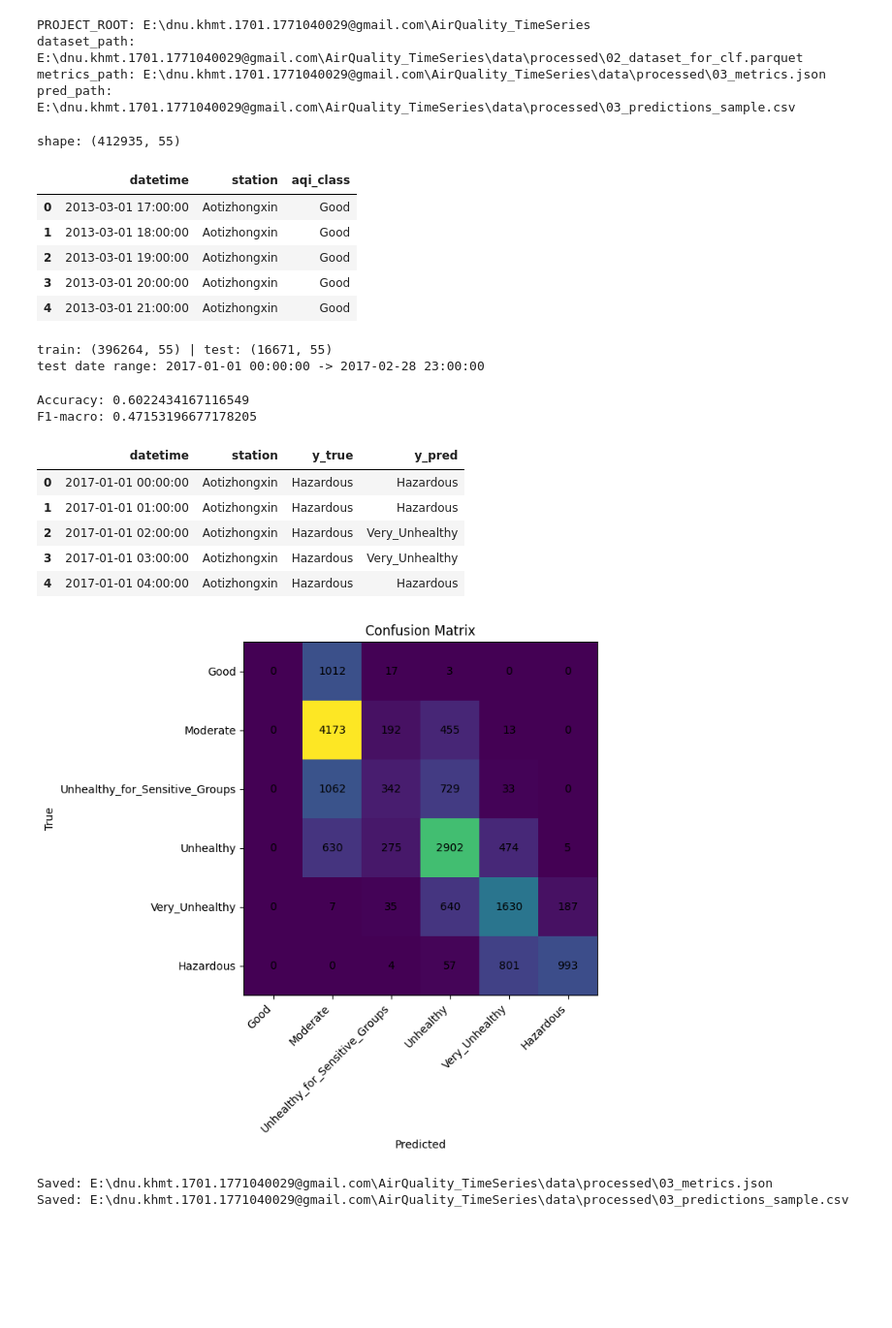
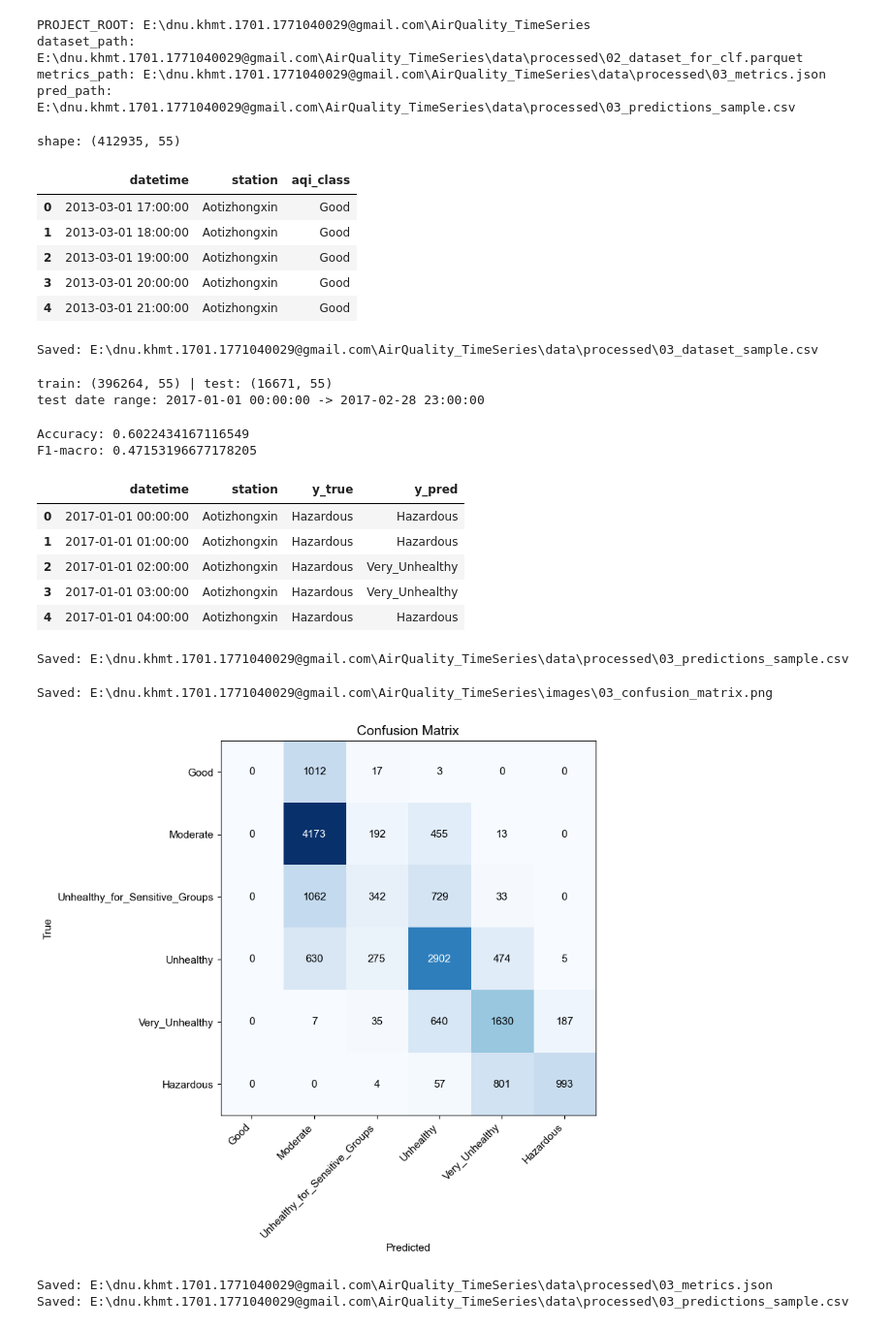
Before and after one commit to ThanhTung-KHMT-1701/AirQuality_TimeSeries, a Jupyter notebook: notebooks/runs/03_classification_modelling.ipynb, the cells around one changed output. Shown at 97% size. Drawn from its saved outputs; the diff is of its cells as text; code cells hidden in the pictures; blank space fills up the shorter version.

```diff
--- a/notebooks/runs/03_classification_modelling.ipynb
+++ b/notebooks/runs/03_classification_modelling.ipynb
@@ -38,6 +38,14 @@ DATASET_PATH = (PROJECT_ROOT / DATASET_PATH).resolve()
 METRICS_PATH = (PROJECT_ROOT / METRICS_PATH).resolve()
 PRED_SAMPLE_PATH = (PROJECT_ROOT / PRED_SAMPLE_PATH).resolve()
 
+# Tạo thư mục images để lưu biểu đồ
+IMAGES_PATH = PROJECT_ROOT / 'images'
+IMAGES_PATH.mkdir(parents=True, exist_ok=True)
+
+# Tạo thư mục data/processed để lưu CSV
+DATA_PATH = PROJECT_ROOT / 'data' / 'processed'
+DATA_PATH.mkdir(parents=True, exist_ok=True)
+
 dataset_path = DATASET_PATH
 metrics_path = METRICS_PATH
 pred_path = PRED_SAMPLE_PATH
@@ -56,7 +64,11 @@ pred_path: E:\dnu.khmt.1701.1771040029@gmail.com\AirQuality_TimeSeries\data\proc
 # %%
 df = pd.read_parquet(dataset_path)
 print('shape:', df.shape)
-df[['datetime','station','aqi_class']].head()
+display(df[['datetime','station','aqi_class']].head())
+
+# Lưu dataset sample
+df[['datetime','station','aqi_class']].head(100).to_csv(DATA_PATH / '03_dataset_sample.csv', index=False)
+print('Saved:', DATA_PATH / '03_dataset_sample.csv')
 # %% [output]
 shape: (412935, 55)
 |  | datetime | station | aqi_class |
@@ -65,6 +77,7 @@ shape: (412935, 55)
 | 2 | 2013-03-01 19:00:00 | Aotizhongxin | Good |
 | 3 | 2013-03-01 20:00:00 | Aotizhongxin | Good |
 | 4 | 2013-03-01 21:00:00 | Aotizhongxin | Good |
+Saved: E:\dnu.khmt.1701.1771040029@gmail.com\AirQuality_TimeSeries\data\processed\03_dataset_sample.csv
 # %%
 train_df, test_df = time_split(df, cutoff=CUTOFF)
 print('train:', train_df.shape, '| test:', test_df.shape)
@@ -79,7 +92,11 @@ pred_df = out['pred_df']
 
 print('Accuracy:', metrics['accuracy'])
 print('F1-macro:', metrics['f1_macro'])
-pred_df.head()
+display(pred_df.head())
+
+# Lưu predictions sample
+pred_df.head(100).to_csv(DATA_PATH / '03_predictions_sample.csv', index=False)
+print('Saved:', DATA_PATH / '03_predictions_sample.csv')
 # %% [output]
 Accuracy: 0.6022434167116549
 F1-macro: 0.47153196677178205
@@ -89,27 +106,36 @@ F1-macro: 0.47153196677178205
 | 2 | 2017-01-01 02:00:00 | Aotizhongxin | Hazardous | Very_Unhealthy |
 | 3 | 2017-01-01 03:00:00 | Aotizhongxin | Hazardous | Very_Unhealthy |
 | 4 | 2017-01-01 04:00:00 | Aotizhongxin | Hazardous | Hazardous |
+Saved: E:\dnu.khmt.1701.1771040029@gmail.com\AirQuality_TimeSeries\data\processed\03_predictions_sample.csv
 # %%
 # Confusion matrix plot
 cm = np.array(metrics['confusion_matrix'])
 labels = metrics['labels']
 
-plt.figure(figsize=(9, 7))
-plt.imshow(cm)
-plt.title('Confusion Matrix')
-plt.xticks(range(len(labels)), labels, rotation=45, ha='right')
-plt.yticks(range(len(labels)), labels)
-plt.xlabel('Predicted')
-plt.ylabel('True')
+fig, ax = plt.subplots(figsize=(10, 8))
+im = ax.imshow(cm, cmap='Blues')
+ax.set_title('Confusion Matrix', fontsize=14, fontfamily='Arial')
+ax.set_xticks(range(len(labels)))
+ax.set_yticks(range(len(labels)))
+ax.set_xticklabels(labels, rotation=45, ha='right', fontsize=11, fontfamily='Arial')
+ax.set_yticklabels(labels, fontsize=11, fontfamily='Arial')
+ax.set_xlabel('Predicted', fontsize=11, fontfamily='Arial')
+ax.set_ylabel('True', fontsize=11, fontfamily='Arial')
 
 for i in range(cm.shape[0]):
     for j in range(cm.shape[1]):
-        plt.text(j, i, str(int(cm[i, j])), ha='center', va='center')
+        text_color = 'white' if cm[i, j] > cm.max() / 2 else 'black'
+        ax.text(j, i, str(int(cm[i, j])), ha='center', va='center', color=text_color, fontsize=11, fontfamily='Arial')
 
-plt.tight_layout()
+plt.tight_layout(pad=1.5)
+
+# Lưu biểu đồ
+plt.savefig(IMAGES_PATH / '03_confusion_matrix.png', dpi=300, bbox_inches='tight')
+print('Saved:', IMAGES_PATH / '03_confusion_matrix.png')
 plt.show()
 # %% [output]
+Saved: E:\dnu.khmt.1701.1771040029@gmail.com\AirQuality_TimeSeries\images\03_confusion_matrix.png
-[figure, old version]
+[figure, new version]
 # %%
 # Lưu metrics + sample prediction
 with open(metrics_path, 'w', encoding='utf-8') as f:
```
Also changed, not shown: parts of 4 cells of this notebook, 37 other files.
